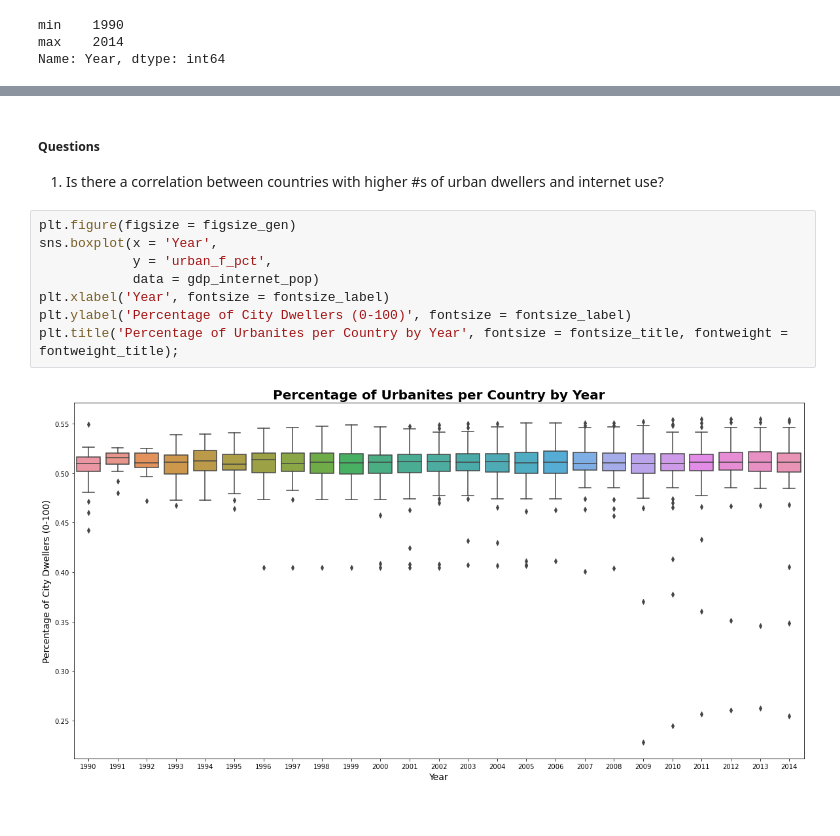
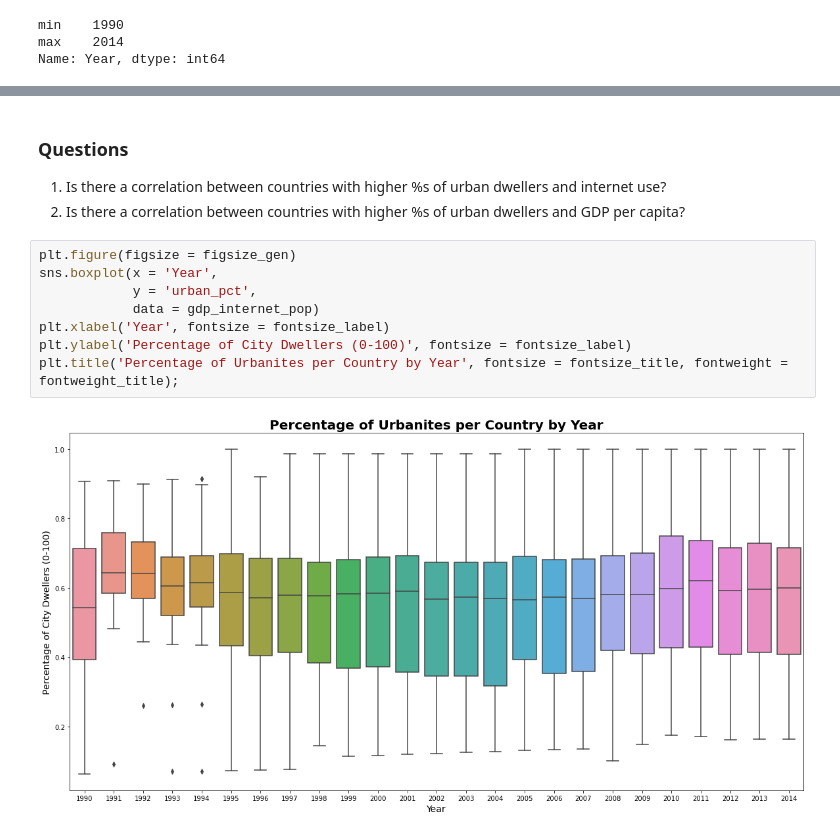
Before and after one commit to nss-data-science-cohort-4/dq1-undata-vai2fc, a Jupyter notebook: notebooks/UN_Data_Exploration.ipynb, the cells around one changed output, grey strips where cells are left out. Saved outputs shown, nothing was run; the diff lists cells and outputs as text.

```diff
--- a/notebooks/UN_Data_Exploration.ipynb
+++ b/notebooks/UN_Data_Exploration.ipynb
@@ -1069,13 +1115,14 @@ Name: Year, dtype: int64
 # %% [markdown]
-##### Questions
-1. Is there a correlation between countries with higher #s of urban dwellers and internet use?
+### Questions
+1. Is there a correlation between countries with higher %s of urban dwellers and internet use?
+2. Is there a correlation between countries with higher %s of urban dwellers and GDP per capita?
 # %%
 plt.figure(figsize = figsize_gen)
 sns.boxplot(x = 'Year',
-            y = 'urban_f_pct',
+            y = 'urban_pct',
             data = gdp_internet_pop)
 plt.xlabel('Year', fontsize = fontsize_label)
 plt.ylabel('Percentage of City Dwellers (0-100)', fontsize = fontsize_label)
 plt.title('Percentage of Urbanites per Country by Year', fontsize = fontsize_title, fontweight = fontweight_title);
 # %% [output]
-[figure, old version]
+[figure, new version]
```
Also changed, not shown: parts of 20 cells of this notebook.
